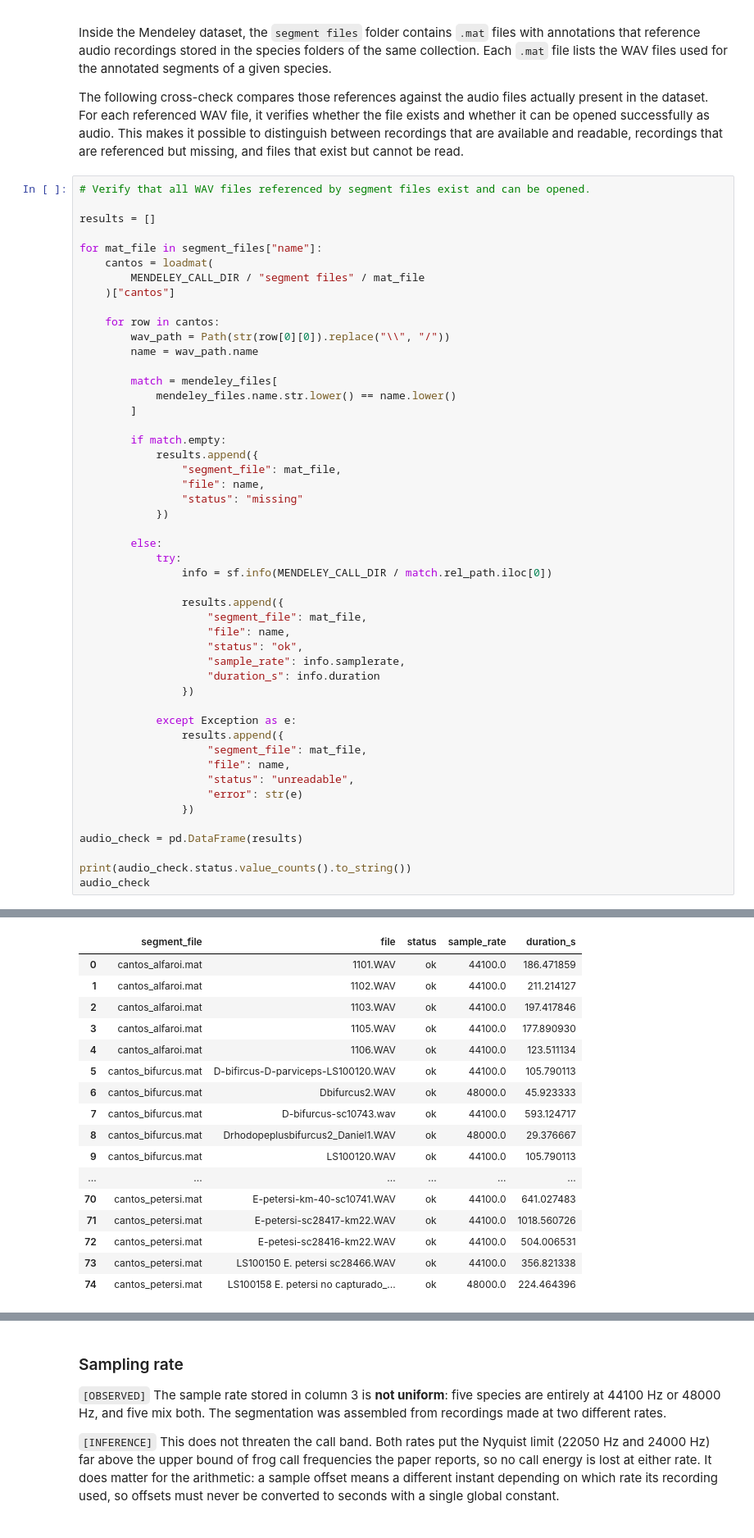
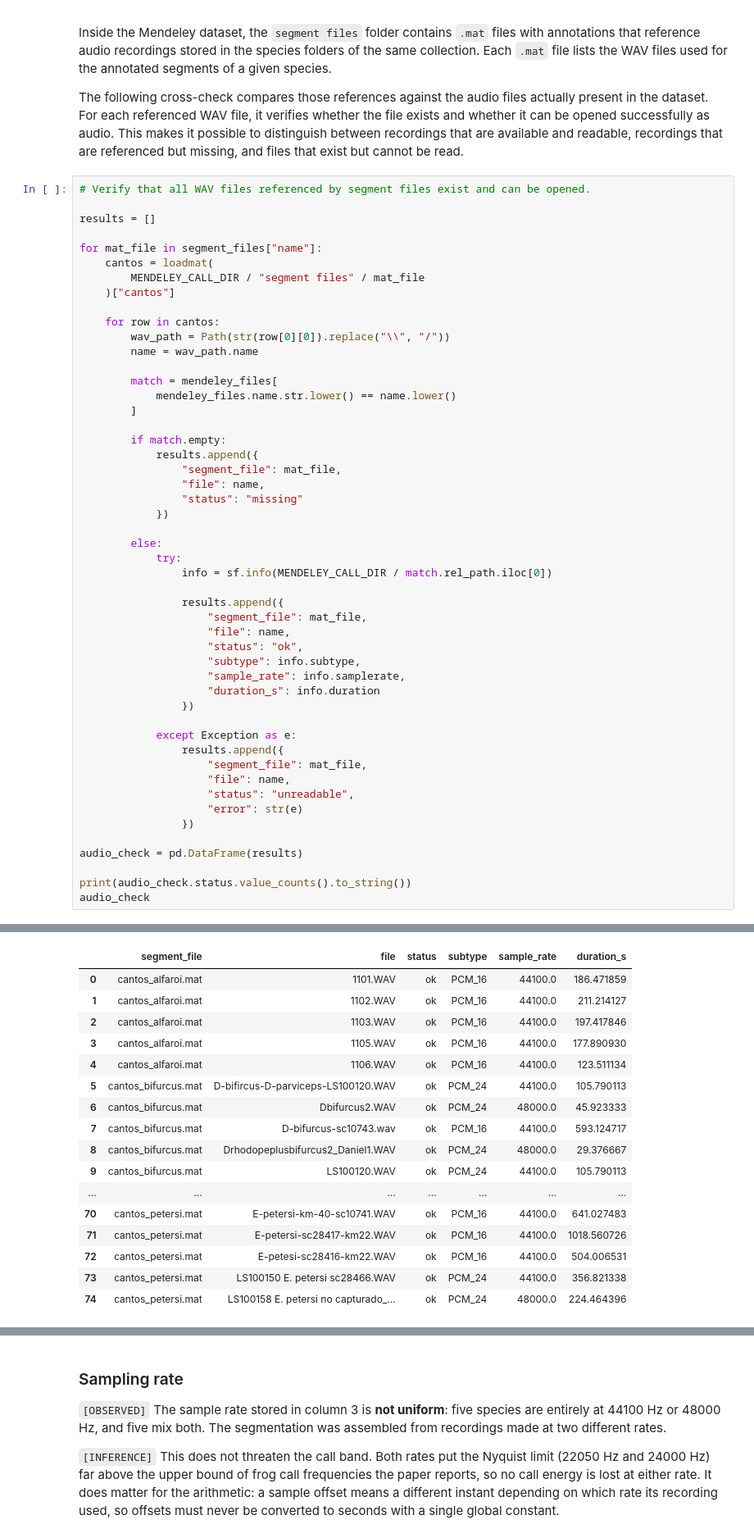
Before and after one commit to NathalyVillenasC/frog-presence-replication, a Jupyter notebook: notebooks/01_data_exploration.ipynb, the cells around one changed output, grey strips where cells are left out. Shown at 82% size. Drawn from its saved outputs; the diff is of its cells as text.

```diff
--- a/notebooks/01_data_exploration.ipynb
+++ b/notebooks/01_data_exploration.ipynb
@@ -706,50 +854,51 @@ for mat_file in segment_files["name"]:
             })
 
         else:
             try:
                 info = sf.info(MENDELEY_CALL_DIR / match.rel_path.iloc[0])
 
                 results.append({
                     "segment_file": mat_file,
                     "file": name,
                     "status": "ok",
+                    "subtype": info.subtype,
                     "sample_rate": info.samplerate,
                     "duration_s": info.duration
                 })
 
             except Exception as e:
                 results.append({
                     "segment_file": mat_file,
                     "file": name,
                     "status": "unreadable",
                     "error": str(e)
                 })
 
 audio_check = pd.DataFrame(results)
 
 print(audio_check.status.value_counts().to_string())
 audio_check
 # %% [output]
 status
 ok         67
 missing     8
-|  | segment_file | file | status | sample_rate | duration_s |
-| 0 | cantos_alfaroi.mat | 1101.WAV | ok | 44100.0 | 186.471859 |
-| 1 | cantos_alfaroi.mat | 1102.WAV | ok | 44100.0 | 211.214127 |
-| 2 | cantos_alfaroi.mat | 1103.WAV | ok | 44100.0 | 197.417846 |
-| 3 | cantos_alfaroi.mat | 1105.WAV | ok | 44100.0 | 177.890930 |
-| 4 | cantos_alfaroi.mat | 1106.WAV | ok | 44100.0 | 123.511134 |
-| 5 | cantos_bifurcus.mat | D-bifircus-D-parviceps-LS100120.WAV | ok | 44100.0 | 105.790113 |
-| 6 | cantos_bifurcus.mat | Dbifurcus2.WAV | ok | 48000.0 | 45.923333 |
-| 7 | cantos_bifurcus.mat | D-bifurcus-sc10743.wav | ok | 44100.0 | 593.124717 |
-| 8 | cantos_bifurcus.mat | Drhodopeplusbifurcus2_Daniel1.WAV | ok | 48000.0 | 29.376667 |
-| 9 | cantos_bifurcus.mat | LS100120.WAV | ok | 44100.0 | 105.790113 |
-| ... | ... | ... | ... | ... | ... |
-| 70 | cantos_petersi.mat | E-petersi-km-40-sc10741.WAV | ok | 44100.0 | 641.027483 |
-| 71 | cantos_petersi.mat | E-petersi-sc28417-km22.WAV | ok | 44100.0 | 1018.560726 |
-| 72 | cantos_petersi.mat | E-petesi-sc28416-km22.WAV | ok | 44100.0 | 504.006531 |
-| 73 | cantos_petersi.mat | LS100150 E. petersi sc28466.WAV | ok | 44100.0 | 356.821338 |
-| 74 | cantos_petersi.mat | LS100158 E. petersi no capturado_... | ok | 48000.0 | 224.464396 |
+|  | segment_file | file | status | subtype | sample_rate | duration_s |
+| 0 | cantos_alfaroi.mat | 1101.WAV | ok | PCM_16 | 44100.0 | 186.471859 |
+| 1 | cantos_alfaroi.mat | 1102.WAV | ok | PCM_16 | 44100.0 | 211.214127 |
+| 2 | cantos_alfaroi.mat | 1103.WAV | ok | PCM_16 | 44100.0 | 197.417846 |
+| 3 | cantos_alfaroi.mat | 1105.WAV | ok | PCM_16 | 44100.0 | 177.890930 |
+| 4 | cantos_alfaroi.mat | 1106.WAV | ok | PCM_16 | 44100.0 | 123.511134 |
+| 5 | cantos_bifurcus.mat | D-bifircus-D-parviceps-LS100120.WAV | ok | PCM_24 | 44100.0 | 105.790113 |
+| 6 | cantos_bifurcus.mat | Dbifurcus2.WAV | ok | PCM_24 | 48000.0 | 45.923333 |
+| 7 | cantos_bifurcus.mat | D-bifurcus-sc10743.wav | ok | PCM_16 | 44100.0 | 593.124717 |
+| 8 | cantos_bifurcus.mat | Drhodopeplusbifurcus2_Daniel1.WAV | ok | PCM_24 | 48000.0 | 29.376667 |
+| 9 | cantos_bifurcus.mat | LS100120.WAV | ok | PCM_24 | 44100.0 | 105.790113 |
+| ... | ... | ... | ... | ... | ... | ... |
+| 70 | cantos_petersi.mat | E-petersi-km-40-sc10741.WAV | ok | PCM_16 | 44100.0 | 641.027483 |
+| 71 | cantos_petersi.mat | E-petersi-sc28417-km22.WAV | ok | PCM_16 | 44100.0 | 1018.560726 |
+| 72 | cantos_petersi.mat | E-petesi-sc28416-km22.WAV | ok | PCM_16 | 44100.0 | 504.006531 |
+| 73 | cantos_petersi.mat | LS100150 E. petersi sc28466.WAV | ok | PCM_24 | 44100.0 | 356.821338 |
+| 74 | cantos_petersi.mat | LS100158 E. petersi no capturado_... | ok | PCM_24 | 48000.0 | 224.464396 |
 # %% [markdown]
 `[OBSERVED]` Of the 75 recordings the ten segment files reference, **67 come back `ok` and 8 come
 back `missing`** — and not one comes back `unreadable`. Every recording that is present opens
```
Also changed, not shown: parts of 4 cells of this notebook.
